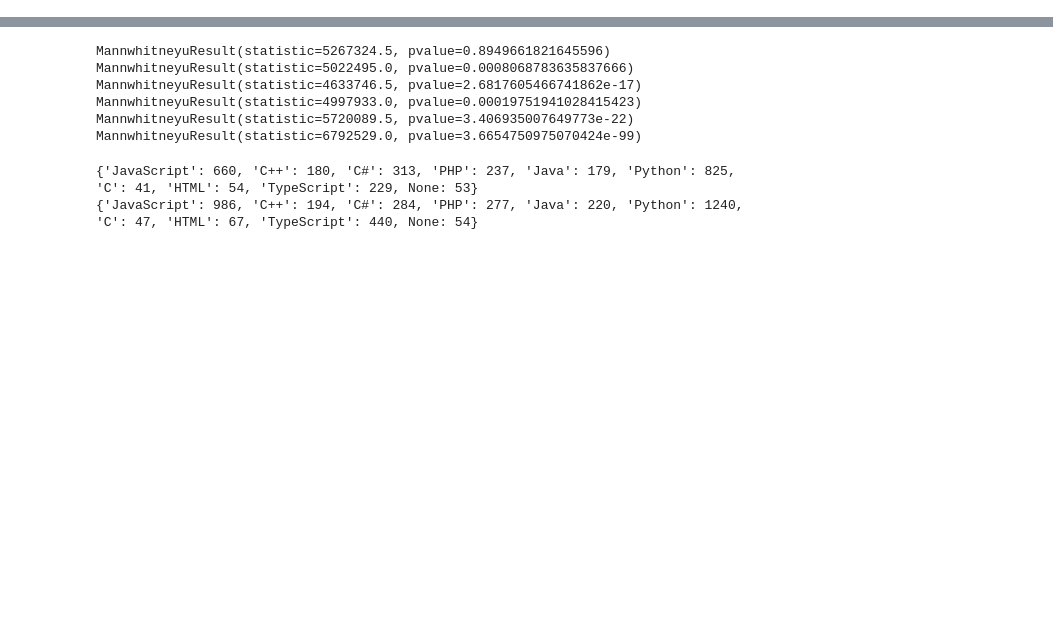
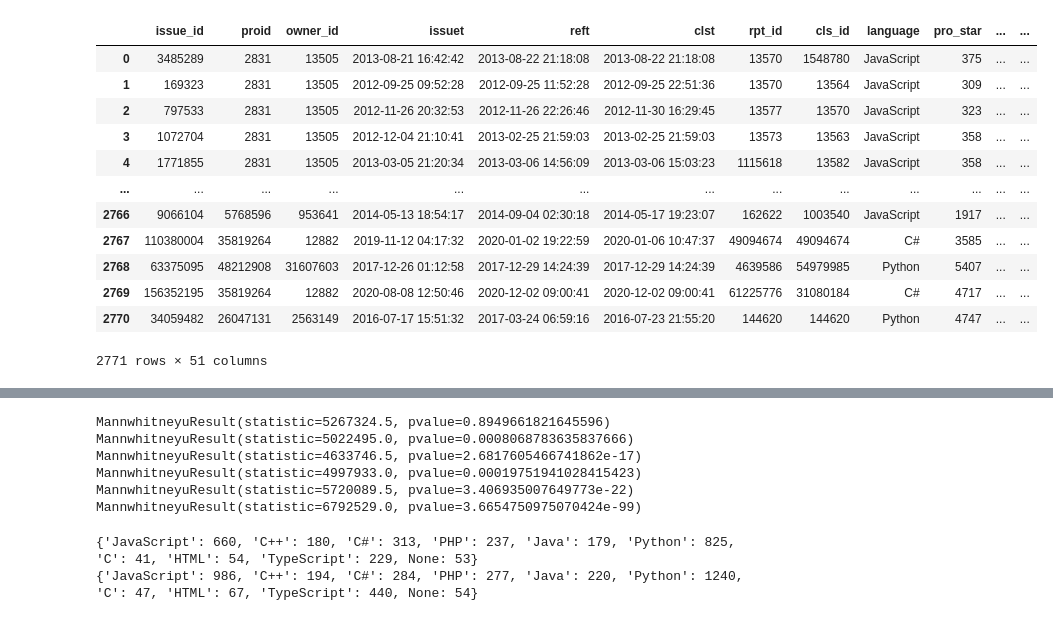
Before and after one commit to dune0310421/GFI-test-new, a Jupyter notebook: dataProcessing/analysis.ipynb, the cells around one changed output, grey strips where cells are left out. Saved outputs shown, nothing was run; the diff lists cells and outputs as text; code cells hidden in the pictures; blank space fills up the shorter version.

```diff
--- a/dataProcessing/analysis With RecGFI data.ipynb
+++ b/dataProcessing/analysis.ipynb
@@ -27,3 +28,19 @@ OTC_issue_num = len(OTC_1st_issues)
 LTC_df = pd.DataFrame(LTC_1st_issues)
 OTC_df = pd.DataFrame(OTC_1st_issues)
 # print(LTC_df)
+# %%
+LTC_df
+# %% [output]
+|  | issue_id | proid | owner_id | issuet | reft | clst | rpt_id | cls_id | language | pro_star | ... | ... |
+| 0 | 3485289 | 2831 | 13505 | 2013-08-21 16:42:42 | 2013-08-22 21:18:08 | 2013-08-22 21:18:08 | 13570 | 1548780 | JavaScript | 375 | ... | ... |
+| 1 | 169323 | 2831 | 13505 | 2012-09-25 09:52:28 | 2012-09-25 11:52:28 | 2012-09-25 22:51:36 | 13570 | 13564 | JavaScript | 309 | ... | ... |
+| 2 | 797533 | 2831 | 13505 | 2012-11-26 20:32:53 | 2012-11-26 22:26:46 | 2012-11-30 16:29:45 | 13577 | 13570 | JavaScript | 323 | ... | ... |
+| 3 | 1072704 | 2831 | 13505 | 2012-12-04 21:10:41 | 2013-02-25 21:59:03 | 2013-02-25 21:59:03 | 13573 | 13563 | JavaScript | 358 | ... | ... |
+| 4 | 1771855 | 2831 | 13505 | 2013-03-05 21:20:34 | 2013-03-06 14:56:09 | 2013-03-06 15:03:23 | 1115618 | 13582 | JavaScript | 358 | ... | ... |
+| ... | ... | ... | ... | ... | ... | ... | ... | ... | ... | ... | ... | ... |
+| 2766 | 9066104 | 5768596 | 953641 | 2014-05-13 18:54:17 | 2014-09-04 02:30:18 | 2014-05-17 19:23:07 | 162622 | 1003540 | JavaScript | 1917 | ... | ... |
+| 2767 | 110380004 | 35819264 | 12882 | 2019-11-12 04:17:32 | 2020-01-02 19:22:59 | 2020-01-06 10:47:37 | 49094674 | 49094674 | C# | 3585 | ... | ... |
+| 2768 | 63375095 | 48212908 | 31607603 | 2017-12-26 01:12:58 | 2017-12-29 14:24:39 | 2017-12-29 14:24:39 | 4639586 | 54979985 | Python | 5407 | ... | ... |
+| 2769 | 156352195 | 35819264 | 12882 | 2020-08-08 12:50:46 | 2020-12-02 09:00:41 | 2020-12-02 09:00:41 | 61225776 | 31080184 | C# | 4717 | ... | ... |
+| 2770 | 34059482 | 26047131 | 2563149 | 2016-07-17 15:51:32 | 2017-03-24 06:59:16 | 2016-07-23 21:55:20 | 144620 | 144620 | Python | 4747 | ... | ... |
+2771 rows × 51 columns
```
Also changed, not shown: parts of 3 cells of this notebook, 1 other file.
